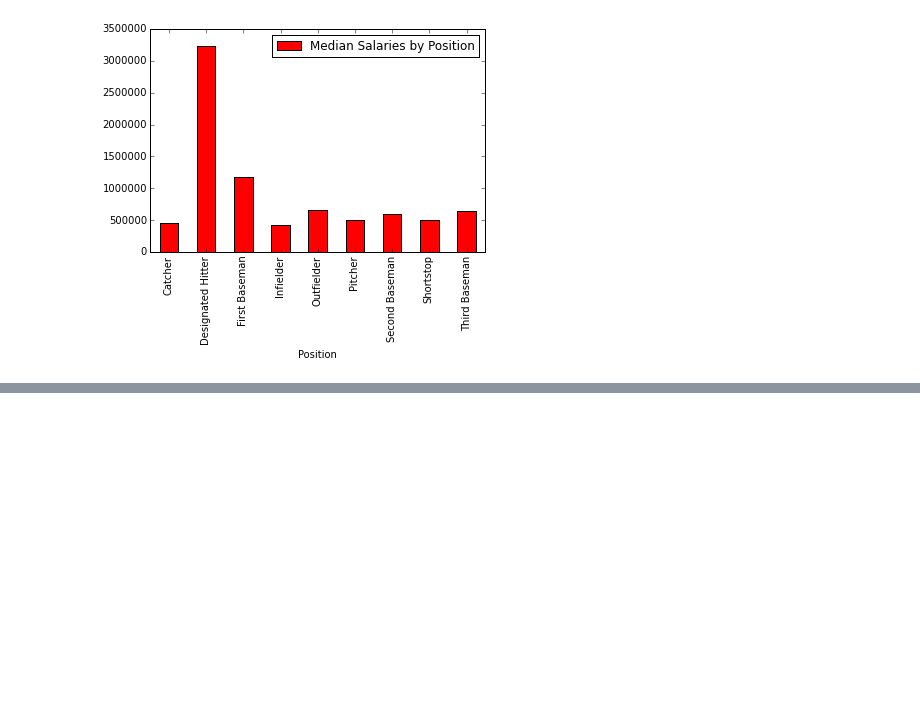
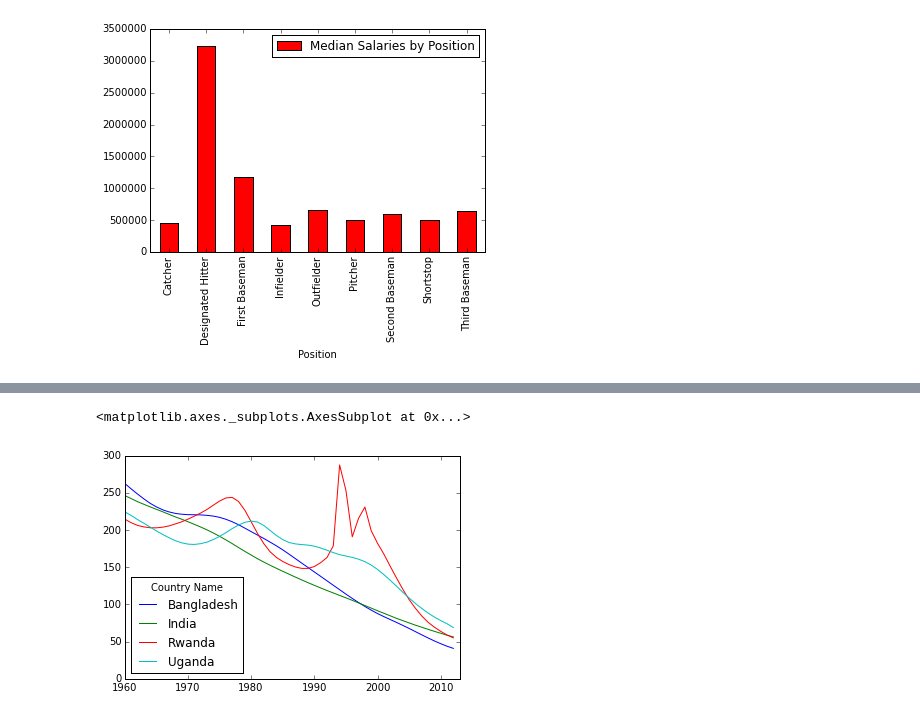
Before and after one commit to arkoneogy/mytutorials, a Jupyter notebook: python/alfessa_pandas_tuts_youtube.ipynb, the cells around one changed output, grey strips where cells are left out. Drawn from its saved outputs; the diff is of its cells as text; code cells hidden in the pictures; blank space fills up the shorter version.

```diff
--- a/python/alfessa_pandas_tuts_youtube.ipynb
+++ b/python/alfessa_pandas_tuts_youtube.ipynb
@@ -704,0 +756,3 @@ plt.legend()
+# %%
+m= pd.read_csv('../../pdacookbook/data/mortality.csv', index_col= 'Country Name')
+m.head()
@@ -704,0 +772,3 @@ plt.legend()
+# %%
+t= m.T
+t.shape
@@ -704,0 +787,3 @@ plt.legend()
+# %%
+comp= t[['Bangladesh', 'India', 'Rwanda', 'Uganda']]
+comp.tail()
@@ -704,0 +797,5 @@ plt.legend()
+# %%
+comp.plot()
+# %% [output]
+<matplotlib.axes._subplots.AxesSubplot at 0x...>
+[figure, added]
```
Also changed, not shown: parts of 31 cells of this notebook.
